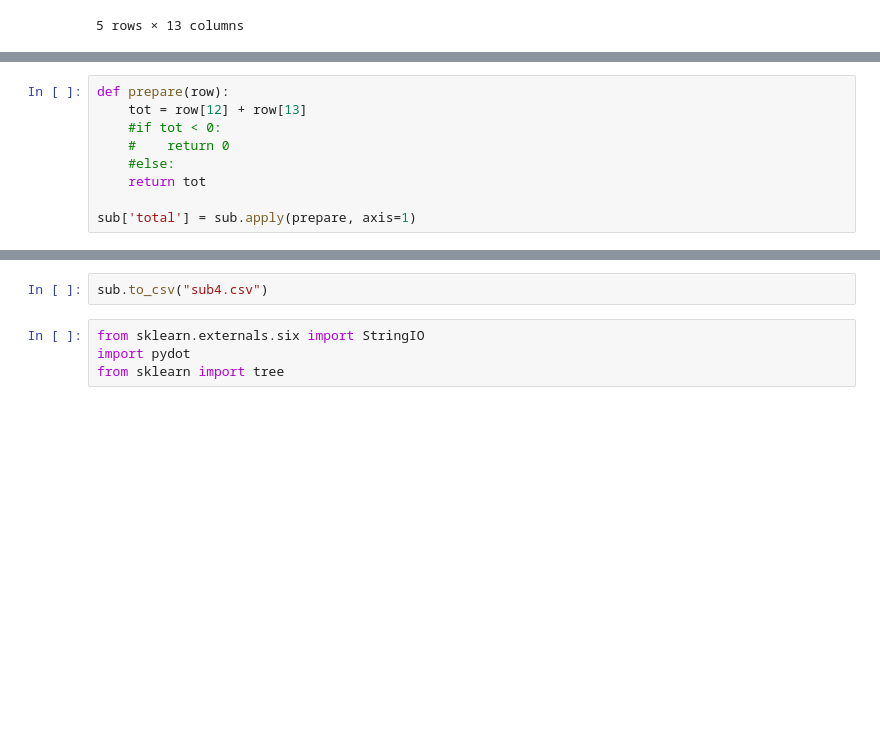
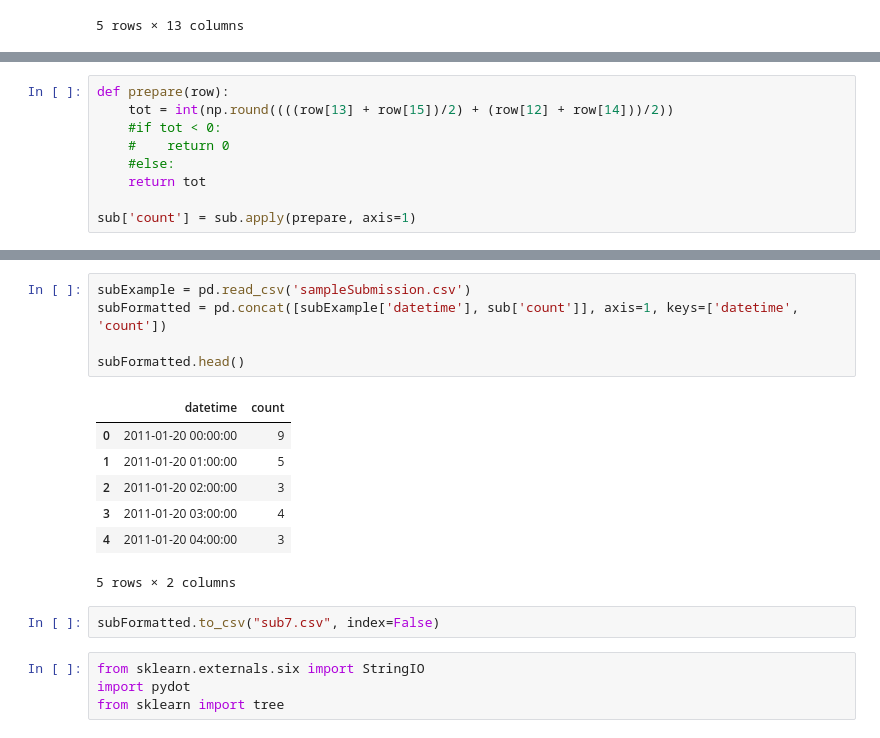
Before and after one commit to rothnic/kaggle_bikesharing, a Jupyter notebook: Bikesharing-Regression.ipynb, the cells around one changed output, grey strips where cells are left out. Cells and saved outputs as stored; diff of their text form; blank space fills up the shorter version.

Commit message:
Submission 7

```diff
--- a/Bikesharing-Regression.ipynb
+++ b/Bikesharing-Regression.ipynb
@@ -147,12 +219,12 @@ sub = pd.DataFrame.from_records(np.column_stack((X1, y1, y2)))
 # %%
 def prepare(row):
-    tot = row[12] + row[13]
+    tot = int(np.round((((row[13] + row[15])/2) + (row[12] + row[14]))/2))
     #if tot < 0:
     #    return 0
     #else:
     return tot
 
-sub['total'] = sub.apply(prepare, axis=1)
+sub['count'] = sub.apply(prepare, axis=1)
 # %%
 sub.head()
 # %% [output]
@@ -166,5 +238,18 @@ sub.head()
-# %%
-sub.to_csv("sub4.csv")
+# %%
+subExample = pd.read_csv('sampleSubmission.csv')
+subFormatted = pd.concat([subExample['datetime'], sub['count']], axis=1, keys=['datetime', 'count'])
+
+subFormatted.head()
+# %% [output]
+|  | datetime | count |
+| 0 | 2011-01-20 00:00:00 | 9 |
+| 1 | 2011-01-20 01:00:00 | 5 |
+| 2 | 2011-01-20 02:00:00 | 3 |
+| 3 | 2011-01-20 03:00:00 | 4 |
+| 4 | 2011-01-20 04:00:00 | 3 |
+5 rows × 2 columns
+# %%
+subFormatted.to_csv("sub7.csv", index=False)
 # %%
 from sklearn.externals.six import StringIO
 import pydot
```
Also changed, not shown: parts of 9 cells of this notebook, 4 other files.
